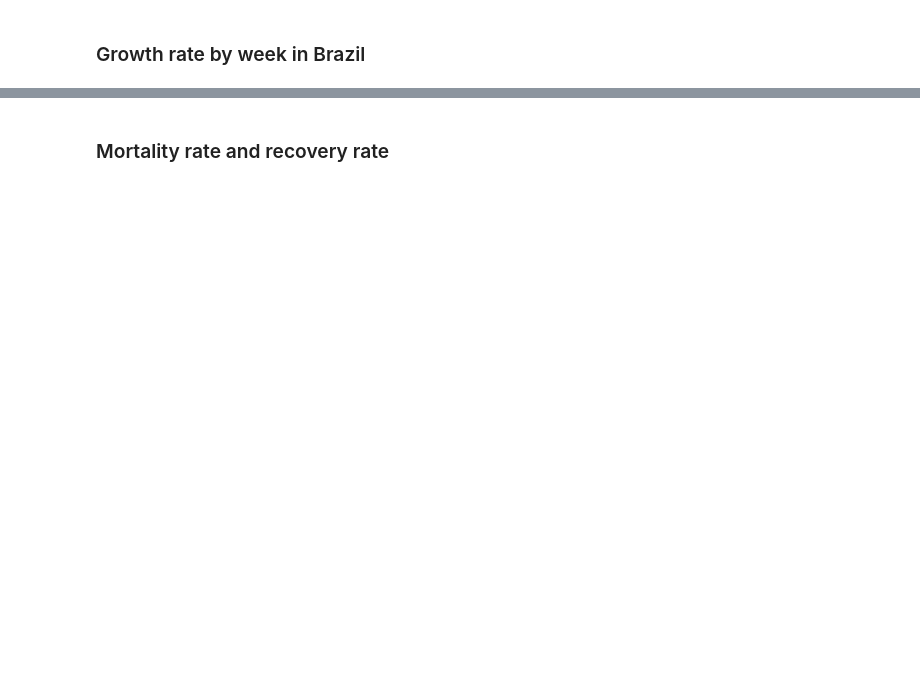
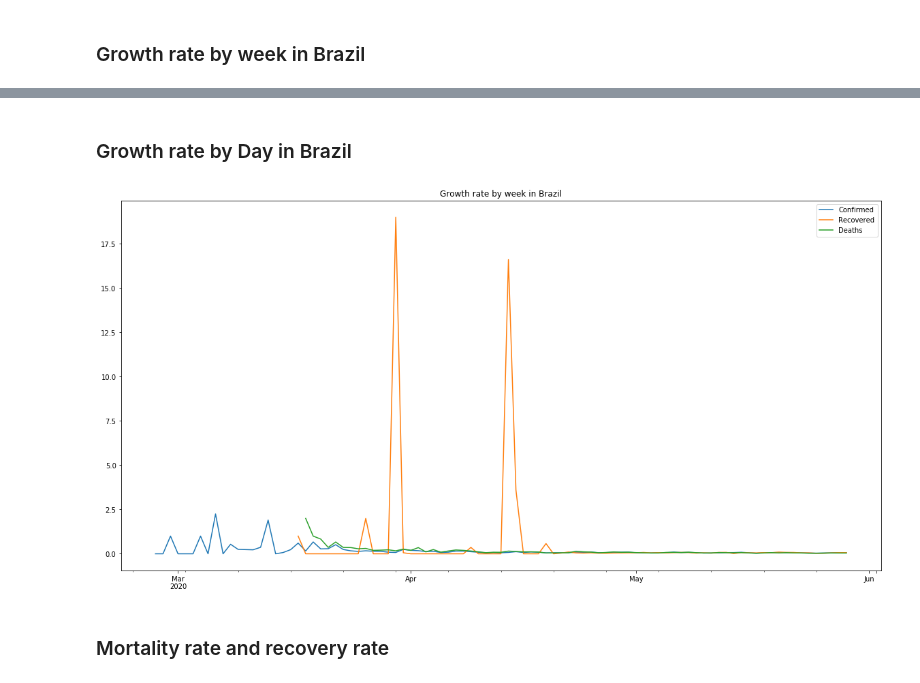
Before and after one commit to ErikSugawara/covid19-visualization-analysis, a Jupyter notebook: covid_visual_analysis.ipynb, the cells around one changed output, grey strips where cells are left out. Saved outputs shown, nothing was run; the diff lists cells and outputs as text; code cells hidden in the pictures; blank space fills up the shorter version.

```diff
--- a/covid_visual_analysis.ipynb
+++ b/covid_visual_analysis.ipynb
@@ -246,3 +264,20 @@ ax_8.legend(df_names);
+# %% [markdown]
+### Growth rate by Day in Brazil
+# %%
+df_growth_confirmed = df_brazil_confirmed.pct_change(axis='index', periods=1)
+df_growth_recovered = df_brazil_recovered.pct_change(axis='index', periods=1)
+df_growth_deaths = df_brazil_deaths.pct_change(axis='index', periods=1)
+# %%
+fig = plt.figure(figsize = (20, 10))
+ax_9 = fig.add_subplot(1,1,1)
+df_names = ['Confirmed', 'Recovered', 'Deaths']
+df_growth_confirmed.plot(ax=ax_9, legend=True)
+df_growth_recovered.plot(ax=ax_9, legend=True)
+df_growth_deaths.plot(ax=ax_9, legend=True)
+ax_9.set_title('Growth rate by week in Brazil', fontsize=12)
+ax_9.legend(df_names);
+# %% [output]
+[figure, added]
 # %% [markdown]
 ### Mortality rate and recovery rate
 # %%
```
Also changed, not shown: parts of 20 cells of this notebook.
